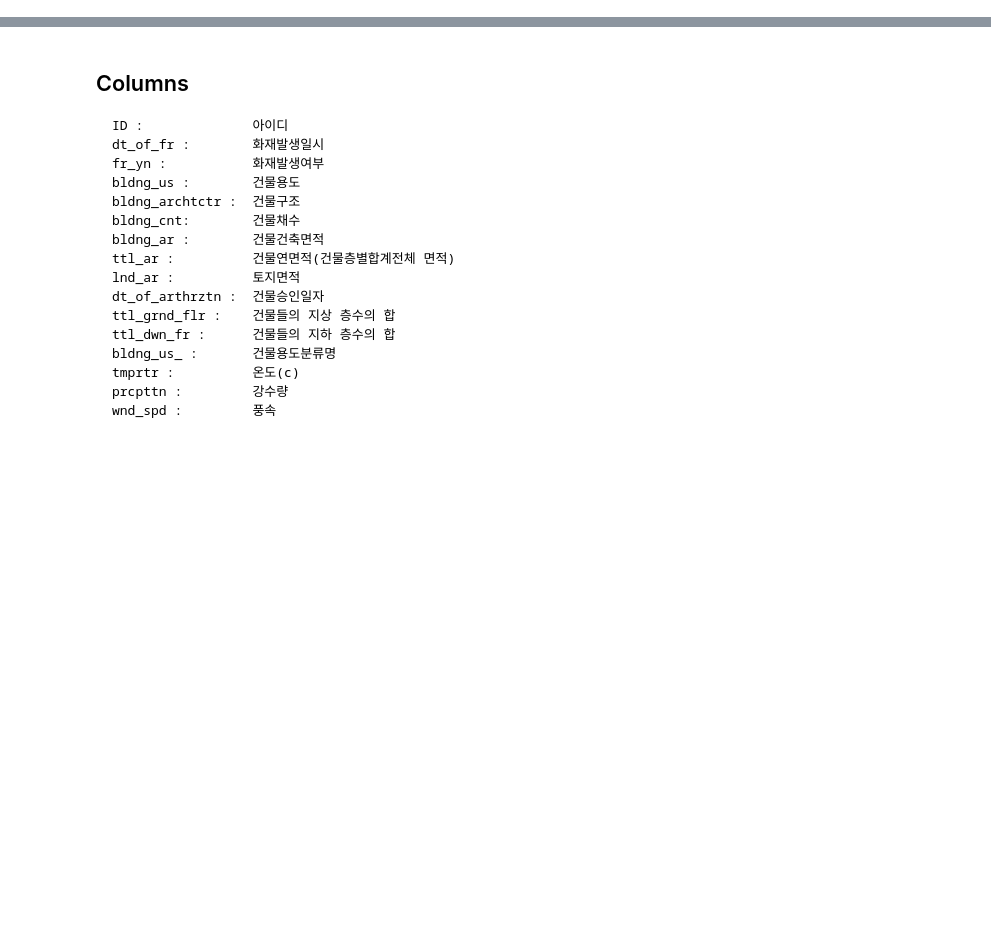
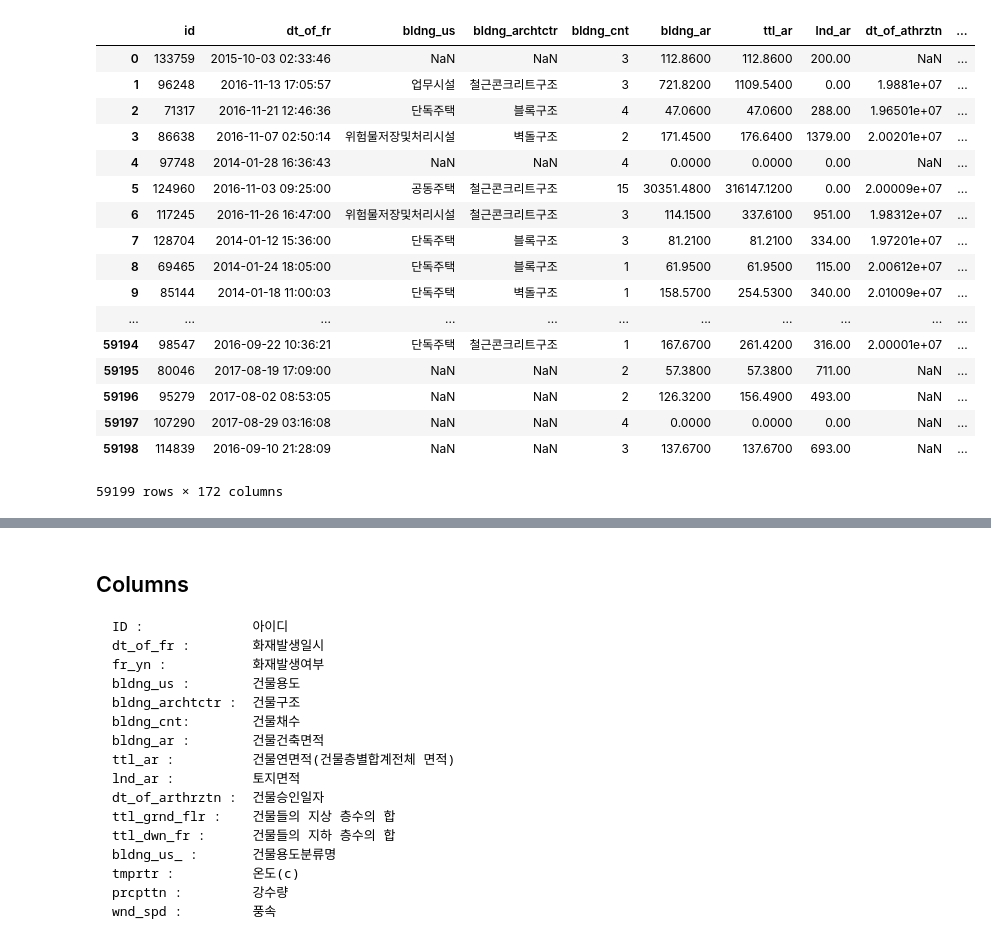
Before and after one commit to hanseul-wang/fire-prediction-model-Kimhae, a Jupyter notebook: Fire/Data_analysis/Train_Data_EDA.ipynb, the cells around one changed output, grey strips where cells are left out. Drawn from its saved outputs; the diff is of its cells as text; code cells hidden in the pictures; blank space fills up the shorter version.

```diff
--- a/Fire/Data_analysis/Train_Data_EDA.ipynb
+++ b/Fire/Data_analysis/Train_Data_EDA.ipynb
@@ -6,6 +6,27 @@ import matplotlib as plot
 import matplotlib.pyplot as plt
 # %%
 tDB = pd.read_csv('../Data/PJT002_train.csv')
+# %%
+tDB
+# %% [output]
+|  | id | dt_of_fr | bldng_us | bldng_archtctr | bldng_cnt | bldng_ar | ttl_ar | lnd_ar | dt_of_athrztn | ... |
+| 0 | 133759 | 2015-10-03 02:33:46 | NaN | NaN | 3 | 112.8600 | 112.8600 | 200.00 | NaN | ... |
+| 1 | 96248 | 2016-11-13 17:05:57 | 업무시설 | 철근콘크리트구조 | 3 | 721.8200 | 1109.5400 | 0.00 | 1.9881e+07 | ... |
+| 2 | 71317 | 2016-11-21 12:46:36 | 단독주택 | 블록구조 | 4 | 47.0600 | 47.0600 | 288.00 | 1.96501e+07 | ... |
+| 3 | 86638 | 2016-11-07 02:50:14 | 위험물저장및처리시설 | 벽돌구조 | 2 | 171.4500 | 176.6400 | 1379.00 | 2.00201e+07 | ... |
+| 4 | 97748 | 2014-01-28 16:36:43 | NaN | NaN | 4 | 0.0000 | 0.0000 | 0.00 | NaN | ... |
+| 5 | 124960 | 2016-11-03 09:25:00 | 공동주택 | 철근콘크리트구조 | 15 | 30351.4800 | 316147.1200 | 0.00 | 2.00009e+07 | ... |
+| 6 | 117245 | 2016-11-26 16:47:00 | 위험물저장및처리시설 | 철근콘크리트구조 | 3 | 114.1500 | 337.6100 | 951.00 | 1.98312e+07 | ... |
+| 7 | 128704 | 2014-01-12 15:36:00 | 단독주택 | 블록구조 | 3 | 81.2100 | 81.2100 | 334.00 | 1.97201e+07 | ... |
+| 8 | 69465 | 2014-01-24 18:05:00 | 단독주택 | 블록구조 | 1 | 61.9500 | 61.9500 | 115.00 | 2.00612e+07 | ... |
+| 9 | 85144 | 2014-01-18 11:00:03 | 단독주택 | 벽돌구조 | 1 | 158.5700 | 254.5300 | 340.00 | 2.01009e+07 | ... |
+| ... | ... | ... | ... | ... | ... | ... | ... | ... | ... | ... |
+| 59194 | 98547 | 2016-09-22 10:36:21 | 단독주택 | 철근콘크리트구조 | 1 | 167.6700 | 261.4200 | 316.00 | 2.00001e+07 | ... |
+| 59195 | 80046 | 2017-08-19 17:09:00 | NaN | NaN | 2 | 57.3800 | 57.3800 | 711.00 | NaN | ... |
+| 59196 | 95279 | 2017-08-02 08:53:05 | NaN | NaN | 2 | 126.3200 | 156.4900 | 493.00 | NaN | ... |
+| 59197 | 107290 | 2017-08-29 03:16:08 | NaN | NaN | 4 | 0.0000 | 0.0000 | 0.00 | NaN | ... |
+| 59198 | 114839 | 2016-09-10 21:28:09 | NaN | NaN | 3 | 137.6700 | 137.6700 | 693.00 | NaN | ... |
+59199 rows × 172 columns
 # %%
 tDB = tDB[['id', 'dt_of_fr', 'bldng_cnt', 'bldng_ar', 'ttl_ar', 'lnd_ar'
            , 'jmk', 'fr_sttn_dstnc', 'fr_wthr_fclt_dstnc'
```
Also changed, not shown: parts of 12 cells of this notebook.
